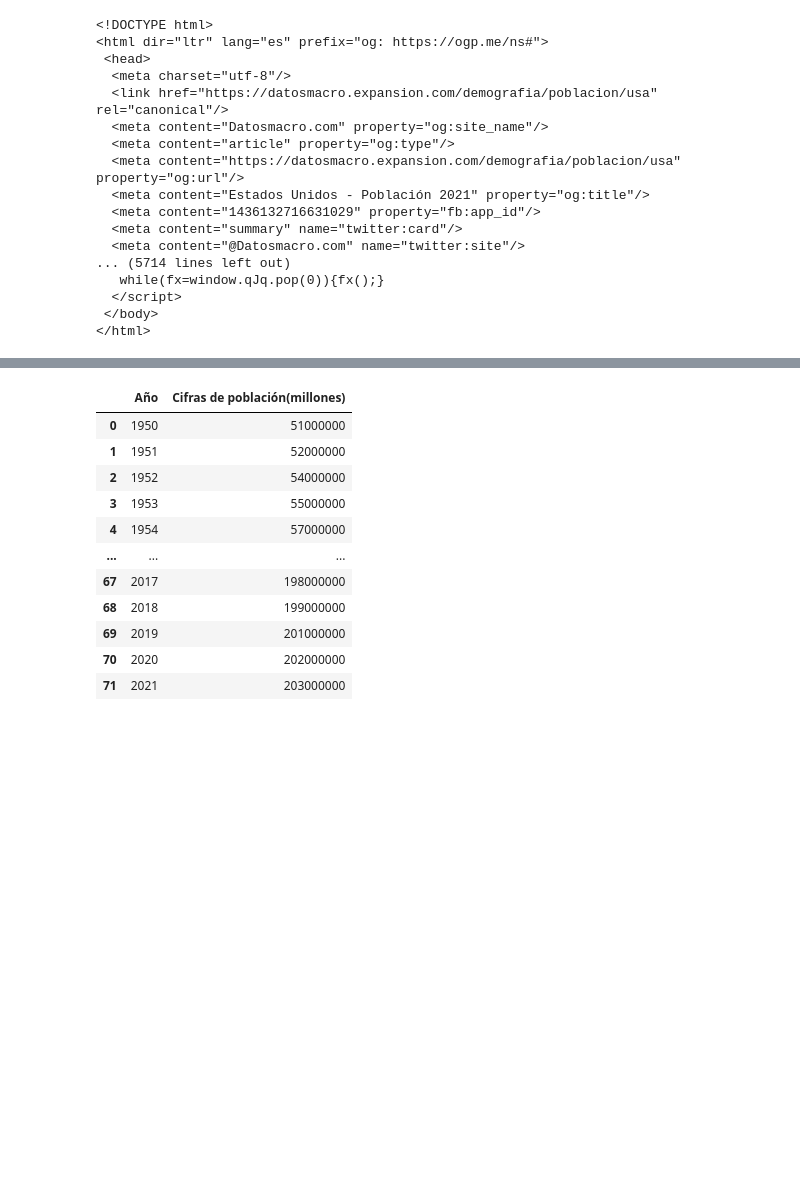
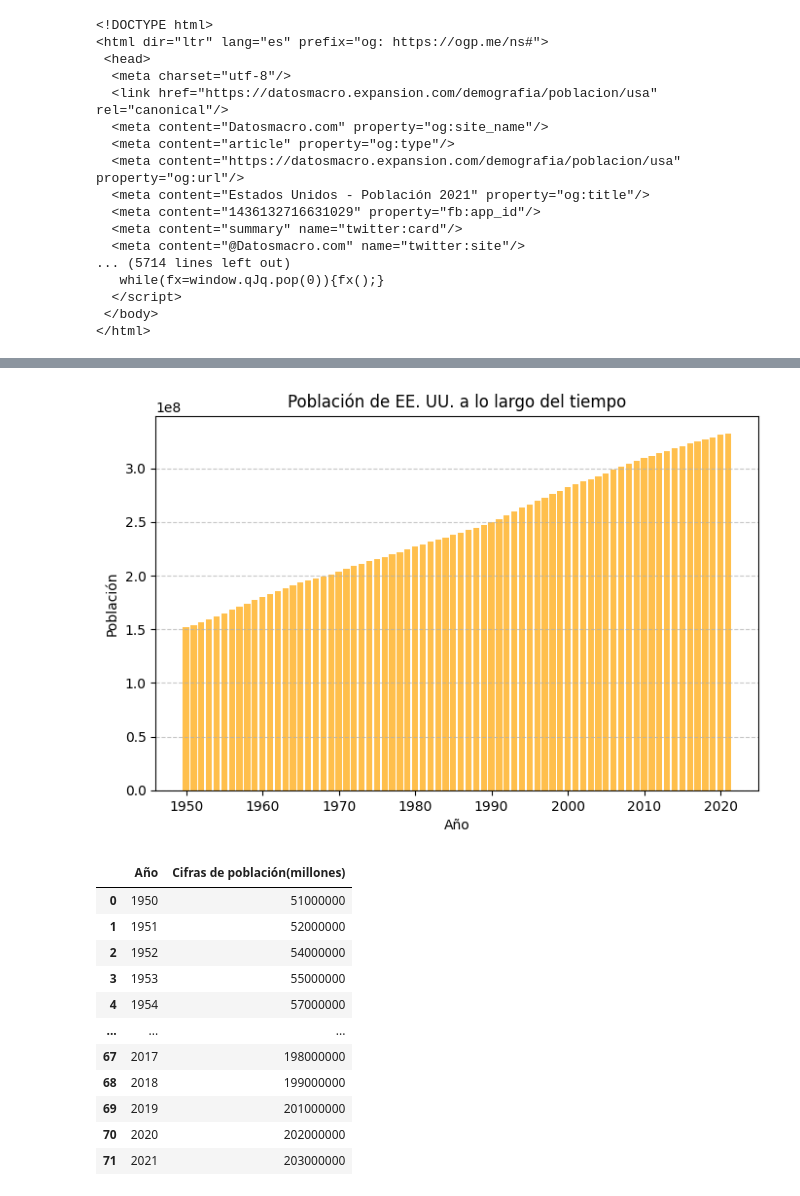
Before and after one commit to paoloVD21/repos1, a Jupyter notebook: SEMANA_14/a.ipynb, the cells around one changed output, grey strips where cells are left out. Drawn from its saved outputs; the diff is of its cells as text; code cells hidden in the pictures; blank space fills up the shorter version.

```diff
--- a/SEMANA_14/a.ipynb
+++ b/SEMANA_14/a.ipynb
@@ -84,0 +82,3 @@ df_EeUu
+# %%
+df_EeUu.rename(columns={'Fecha':'Año'}, inplace=True)
+df_EeUu
@@ -85,3 +99,14 @@ df_EeUu
+# %%
+# Gráfico de barras para Estados Unidos
+plt.figure(figsize=(8, 5))
+plt.bar(df_EeUu['Año'], df_EeUu['Poblacion'], color='orange', alpha=0.7)
+plt.title('Población de EE. UU. a lo largo del tiempo')
+plt.xlabel('Año')
+plt.ylabel('Población')
+plt.grid(axis='y', linestyle='--', alpha=0.7)
+plt.show()
+# %% [output]
+[figure, added]
 # %%
 df_Brasil = pd.read_csv('/workspaces/repos1/SEMANA_14/evolucion_de_la_poblacion_de_Brasil__desde_el_año_1950.csv')
 columna_a_eliminar = 'Periodo'
```
Also changed, not shown: parts of 20 cells of this notebook, 3 other files.
